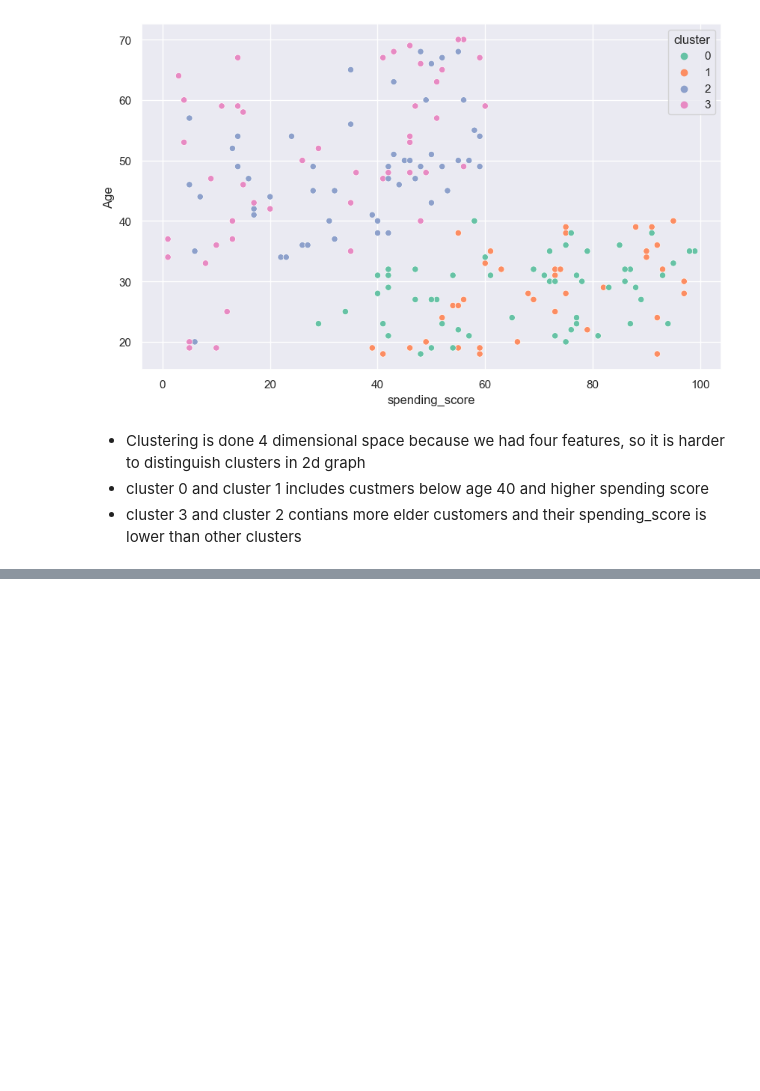
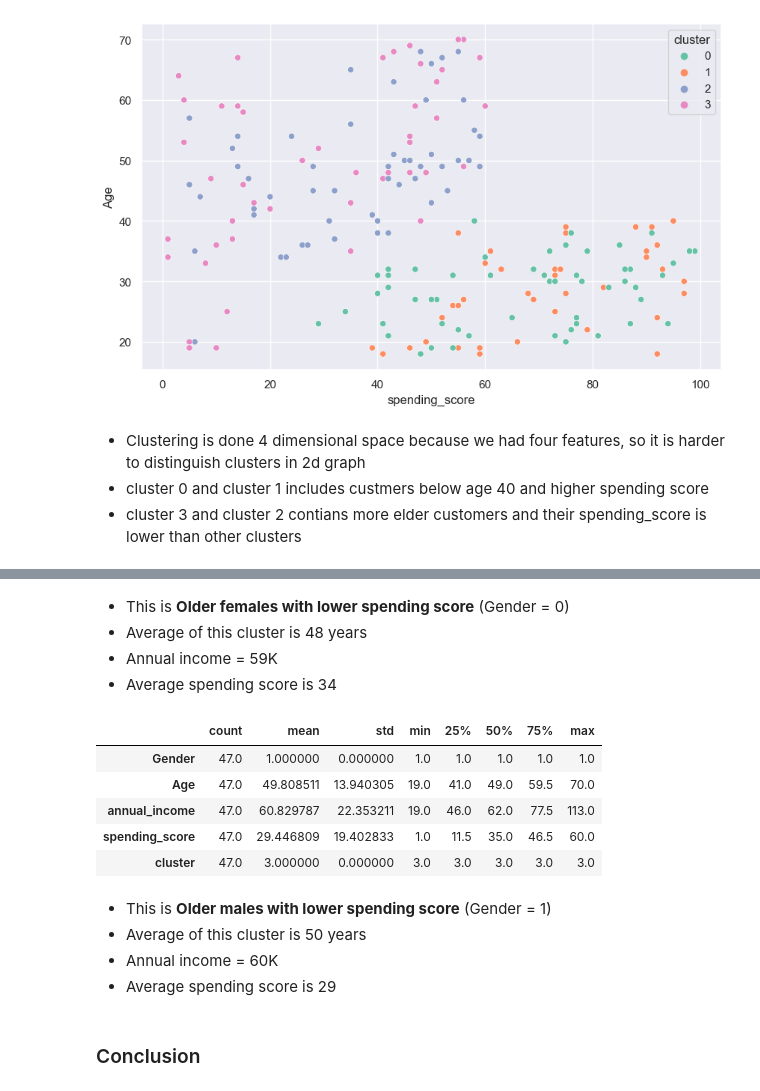
Before and after one commit to mubarakmayyeri/customer-segmentaion, a Jupyter notebook: customer_segmentaion.ipynb, the cells around one changed output, grey strips where cells are left out. Cells and saved outputs as stored; diff of their text form; code cells hidden in the pictures; blank space fills up the shorter version.

```diff
--- a/customer_segmentaion.ipynb
+++ b/customer_segmentaion.ipynb
@@ -277,0 +322,21 @@ sns.scatterplot(x='spending_score', y='Age', data=df, hue='cluster', palette='Se
+# %% [markdown]
+* This is **Older females with lower spending score** (Gender = 0)
+* Average of this cluster is 48 years
+* Annual income = 59K
+* Average spending score is 34
+# %%
+cluster_3.describe().T
+# %% [output]
+|  | count | mean | std | min | 25% | 50% | 75% | max |
+| Gender | 47.0 | 1.000000 | 0.000000 | 1.0 | 1.0 | 1.0 | 1.0 | 1.0 |
+| Age | 47.0 | 49.808511 | 13.940305 | 19.0 | 41.0 | 49.0 | 59.5 | 70.0 |
+| annual_income | 47.0 | 60.829787 | 22.353211 | 19.0 | 46.0 | 62.0 | 77.5 | 113.0 |
+| spending_score | 47.0 | 29.446809 | 19.402833 | 1.0 | 11.5 | 35.0 | 46.5 | 60.0 |
+| cluster | 47.0 | 3.000000 | 0.000000 | 3.0 | 3.0 | 3.0 | 3.0 | 3.0 |
+# %% [markdown]
+* This is **Older males with lower spending score** (Gender = 1)
+* Average of this cluster is 50 years
+* Annual income = 60K
+* Average spending score is 29
+# %% [markdown]
+### Conclusion
```
Also changed, not shown: parts of 8 cells of this notebook.
